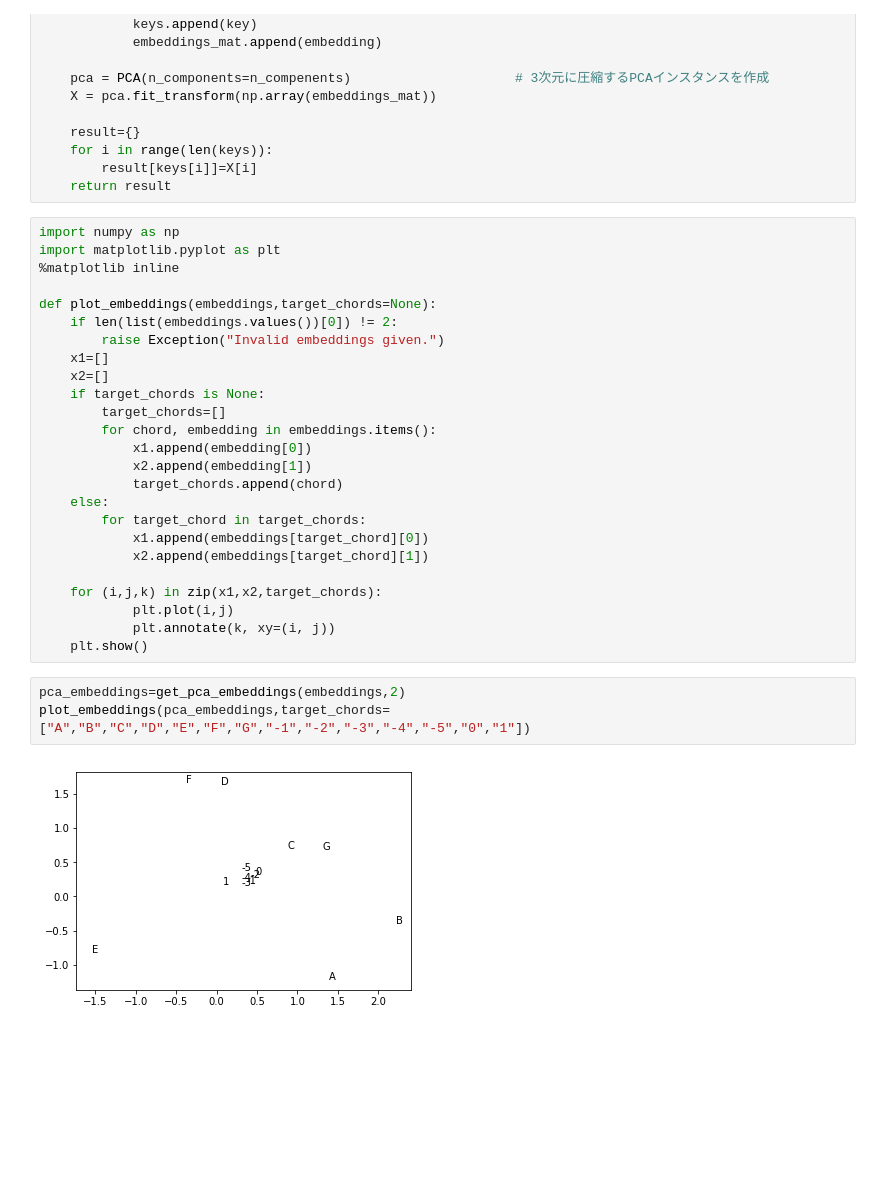
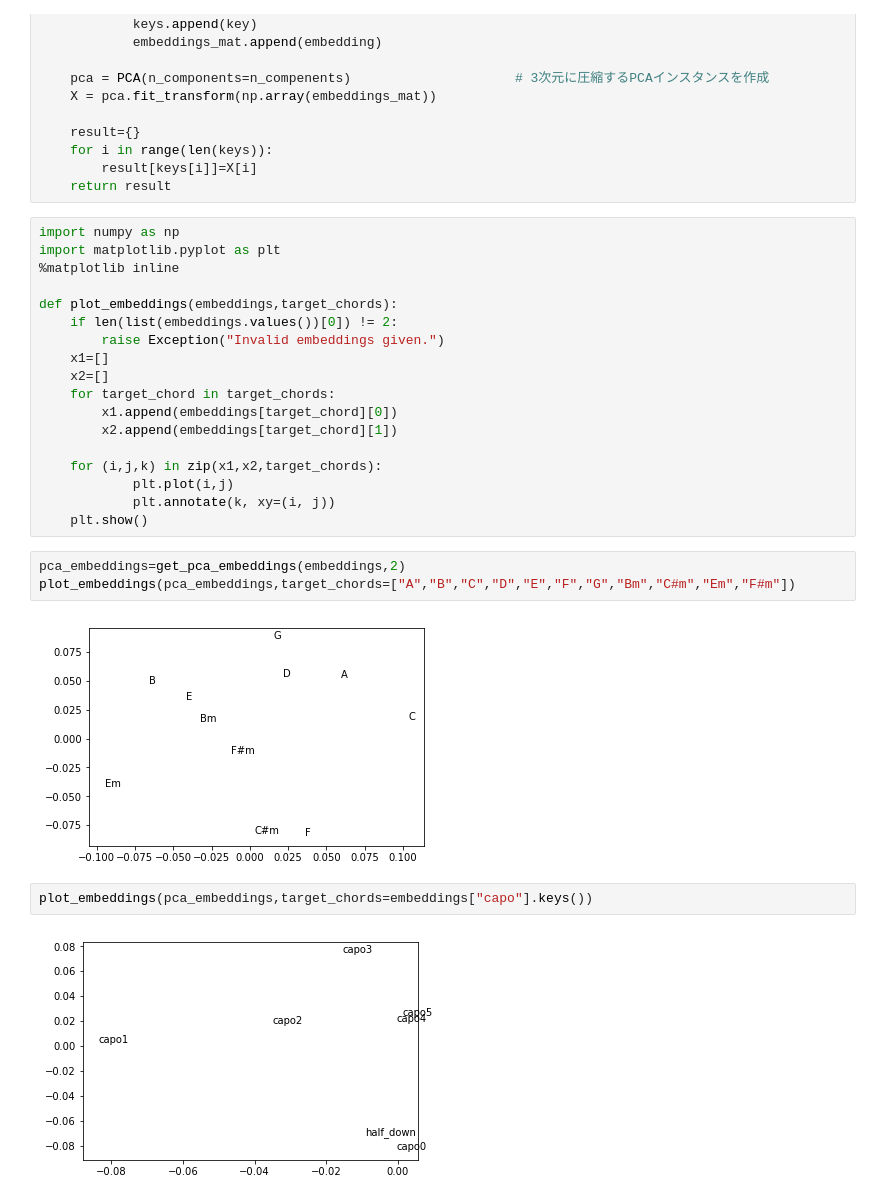
Before and after one commit to habroptilus/capo-analysis, a Jupyter notebook: experiment/embedding_analysis.ipynb, the cells around one changed output. Drawn from its saved outputs; the diff is of its cells as text; blank space fills up the shorter version.

```diff
--- a/experiment/embedding_analysis.ipynb
+++ b/experiment/embedding_analysis.ipynb
@@ -53,21 +53,14 @@ import numpy as np
 import matplotlib.pyplot as plt
 %matplotlib inline
 
-def plot_embeddings(embeddings,target_chords=None):
+def plot_embeddings(embeddings,target_chords):
     if len(list(embeddings.values())[0]) != 2:
         raise Exception("Invalid embeddings given.")
     x1=[]
     x2=[]
-    if target_chords is None:
-        target_chords=[]
-        for chord, embedding in embeddings.items():
-            x1.append(embedding[0])
-            x2.append(embedding[1])
-            target_chords.append(chord)
-    else:
-        for target_chord in target_chords:
-            x1.append(embeddings[target_chord][0])
-            x2.append(embeddings[target_chord][1])
+    for target_chord in target_chords:
+        x1.append(embeddings[target_chord][0])
+        x2.append(embeddings[target_chord][1])
 
     for (i,j,k) in zip(x1,x2,target_chords):
             plt.plot(i,j)
@@ -75,6 +68,10 @@ def plot_embeddings(embeddings,target_chords=None):
     plt.show()
 # %%
 pca_embeddings=get_pca_embeddings(embeddings,2)
-plot_embeddings(pca_embeddings,target_chords=["A","B","C","D","E","F","G","-1","-2","-3","-4","-5","0","1"])
+plot_embeddings(pca_embeddings,target_chords=["A","B","C","D","E","F","G","Bm","C#m","Em","F#m"])
 # %% [output]
-[figure, old version]
+[figure, new version]
+# %%
+plot_embeddings(pca_embeddings,target_chords=embeddings["capo"].keys())
+# %% [output]
+[figure, added]
```
Also changed, not shown: parts of 3 cells of this notebook, 3 other files.
